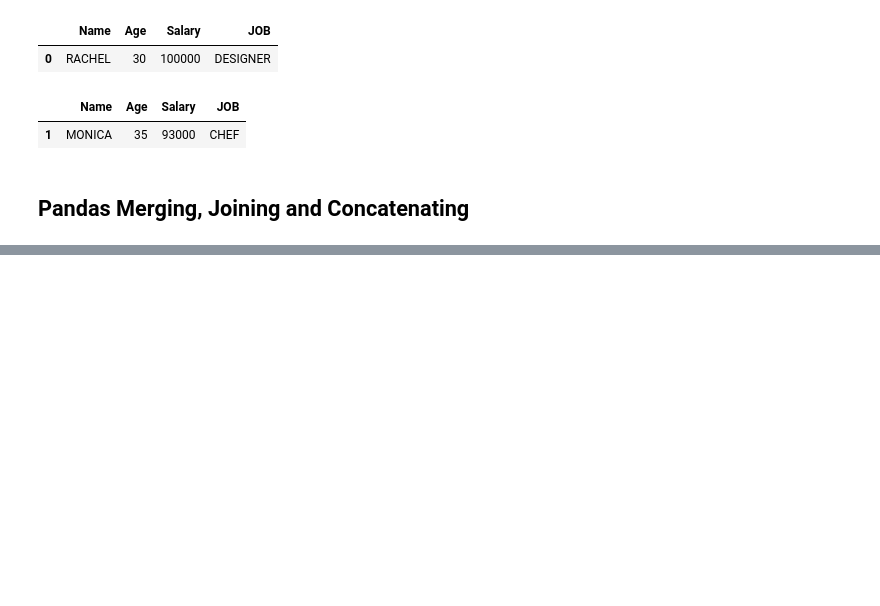
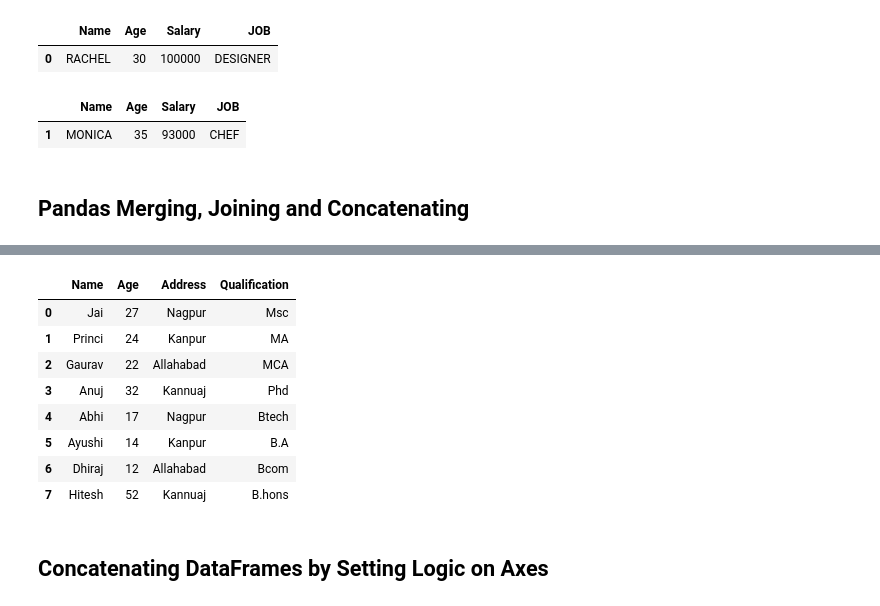
Before and after one commit to Muhammad-Umair-0/Machine-Learning, a Jupyter notebook: Pandas/pandas_slicing.ipynb, the cells around one changed output, grey strips where cells are left out. Drawn from its saved outputs; the diff is of its cells as text; code cells hidden in the pictures; blank space fills up the shorter version.

```diff
--- a/Pandas/pandas_slicing.ipynb
+++ b/Pandas/pandas_slicing.ipynb
@@ -139,0 +142,18 @@ display(df.query('Salary  <= 100000 & Age < 40 & JOB.str.startswith("C").values'
+# %%
+#  making different Data frames
+
+data1 = {'Name': ['Jai', 'Princi', 'Gaurav', 'Anuj'],
+         'Age': [27, 24, 22, 32],
+         'Address': ['Nagpur', 'Kanpur', 'Allahabad', 'Kannuaj'],
+         'Qualification': ['Msc', 'MA', 'MCA', 'Phd']}
+
+data2 = {'Name': ['Abhi', 'Ayushi', 'Dhiraj', 'Hitesh'],
+         'Age': [17, 14, 12, 52],
+         'Address': ['Nagpur', 'Kanpur', 'Allahabad', 'Kannuaj'],
+         'Qualification': ['Btech', 'B.A', 'Bcom', 'B.hons']}
+
+df = pd.DataFrame(data1, index=[0, 1, 2, 3])
+
+df1 = pd.DataFrame(data2, index=[4, 5, 6, 7])
+
+print(df, "\n\n", df1)
@@ -139,0 +172,16 @@ display(df.query('Salary  <= 100000 & Age < 40 & JOB.str.startswith("C").values'
+# %%
+frames = [df, df1]
+res1 = pd.concat(frames)
+res1
+# %% [output]
+|  | Name | Age | Address | Qualification |
+| 0 | Jai | 27 | Nagpur | Msc |
+| 1 | Princi | 24 | Kanpur | MA |
+| 2 | Gaurav | 22 | Allahabad | MCA |
+| 3 | Anuj | 32 | Kannuaj | Phd |
+| 4 | Abhi | 17 | Nagpur | Btech |
+| 5 | Ayushi | 14 | Kanpur | B.A |
+| 6 | Dhiraj | 12 | Allahabad | Bcom |
+| 7 | Hitesh | 52 | Kannuaj | B.hons |
+# %% [markdown]
+## Concatenating DataFrames by Setting Logic on Axes
```
Also changed, not shown: parts of 14 cells of this notebook, 1 other file.
